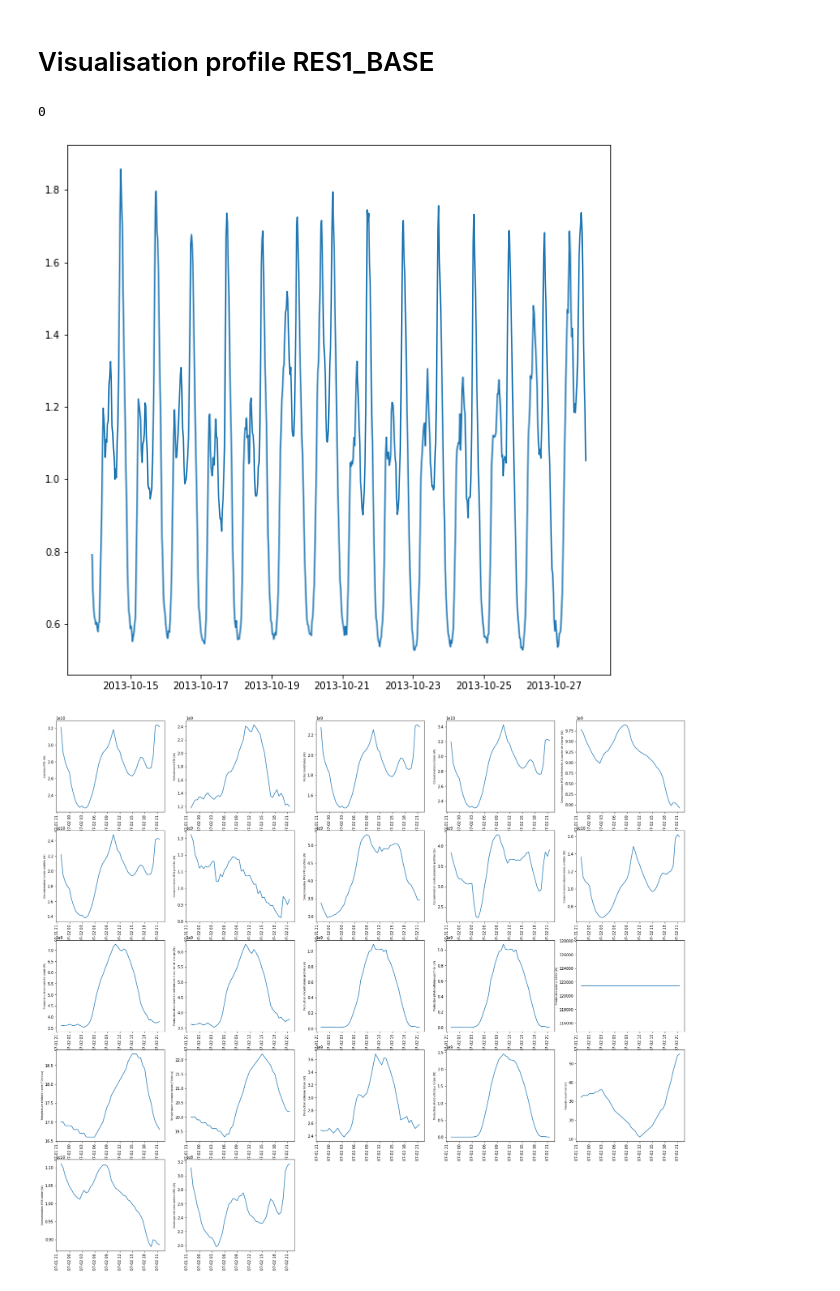
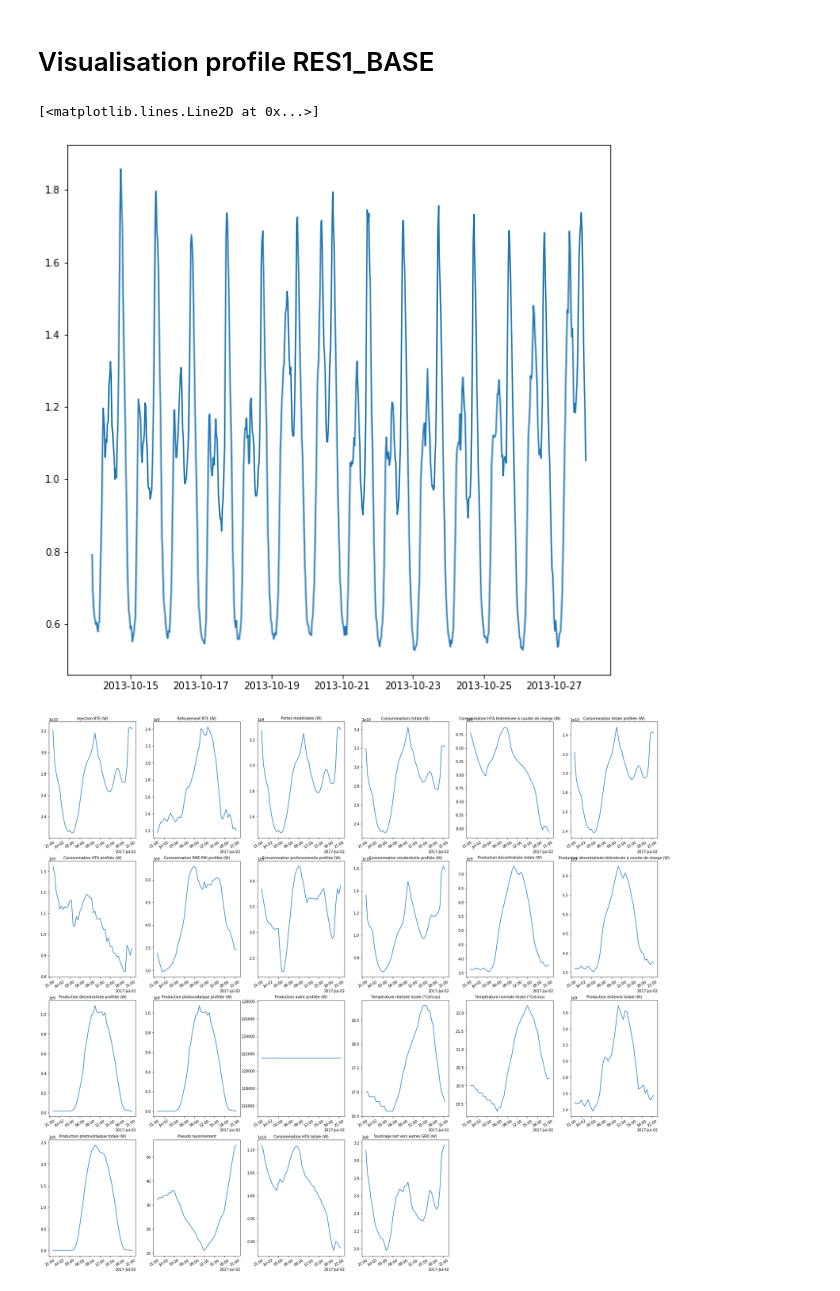
Before and after one commit to fredcoq/challenge-data-ens, a Jupyter notebook: data_processing.ipynb, the cells around one changed output. Saved outputs shown, nothing was run; the diff lists cells and outputs as text; code cells hidden in the pictures.

```diff
--- a/data_processing.ipynb
+++ b/data_processing.ipynb
@@ -149,0 +120,6 @@ X_test=X_test_brut.drop(['IDS','Horodate','Mois'],axis=1)
+# %%
+X_test=pd.read_csv('testing_input_BcjTmnd.csv',index_col="Horodate_UTC",parse_dates=['Horodate_UTC'],dayfirst=True)
+#X_test['timestamp']=pd.to_datetime(X_test.index)
+X_test.index = pd.DatetimeIndex(X_test.index)
+
+X_test['timestamp']=pd.to_datetime(X_test.index)
@@ -170,12 +180,13 @@ data_timeplot(df_slice,4)
 y_slice=data_slice(y_train,0,14,columns=['RES1_BASE'])
 plt.figure(figsize=(10,10))
 plt.plot(y_slice)
-y_train.index[4].weekday()
 # %% [output]
-0
+[<matplotlib.lines.Line2D at 0x...>]
 [figure]
-# %%
-xtest_slice=data_slice(X_test,0)
-data_timeplot(xtest_slice)
-# %% [output]
-[figure, removed]
+# %%
+from dataviz import data_slice,data_timeplot
+
+df_slice=data_slice(X_test,0,1,feature_list)
+data_timeplot(df_slice,6)
+# %% [output]
+[figure, added]
```
Also changed, not shown: parts of 24 cells of this notebook, 1 other file.
